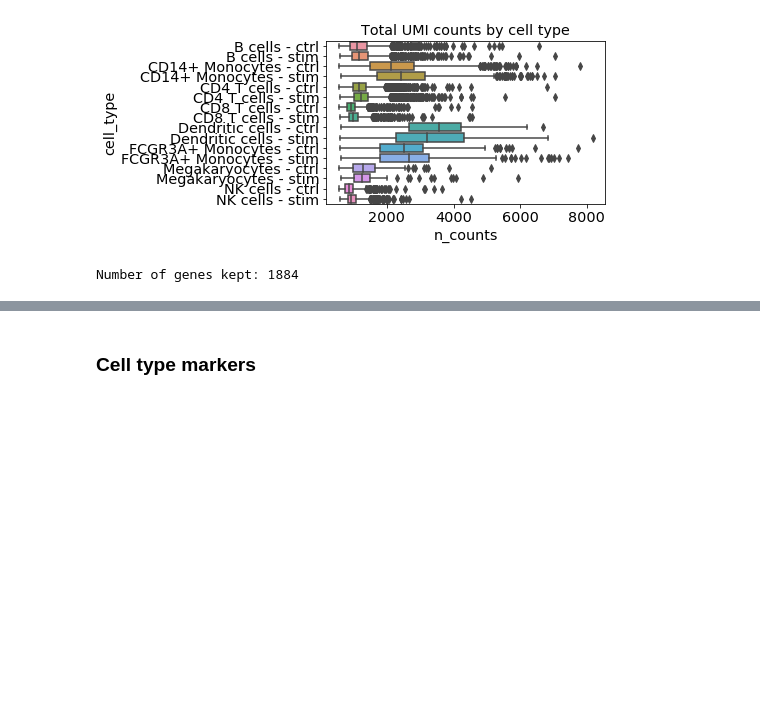
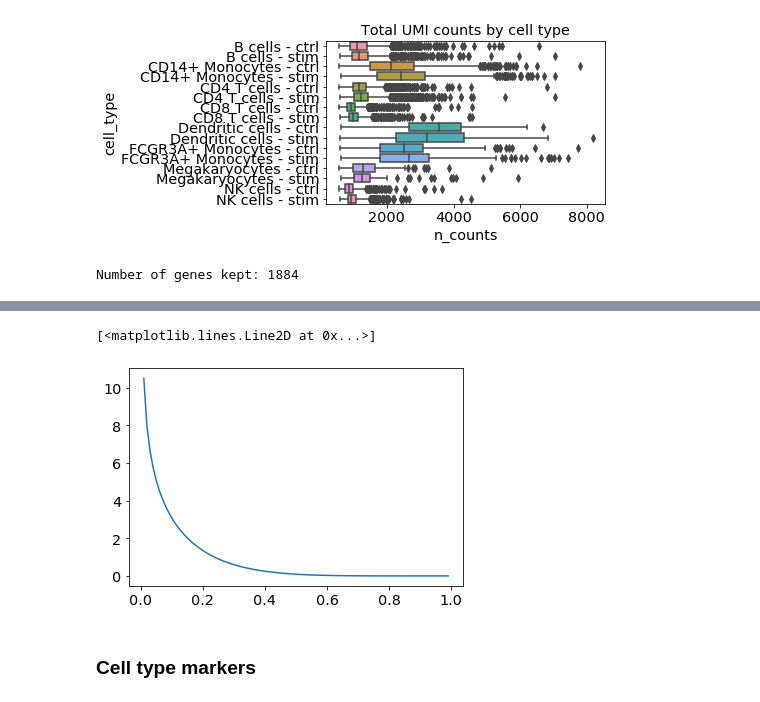
Before and after one commit to yelabucsf/scrna-parameter-estimation, a Jupyter notebook: examples/interferon_stimulation/interferon_stimulation_analysis.ipynb, the cells around one changed output, grey strips where cells are left out. Saved outputs shown, nothing was run; the diff lists cells and outputs as text; code cells hidden in the pictures; blank space fills up the shorter version.

```diff
--- a/examples/interferon_stimulation/interferon_stimulation_analysis.ipynb
+++ b/examples/interferon_stimulation/interferon_stimulation_analysis.ipynb
@@ -94,0 +156,2 @@ Number of genes kept: 1884
+# %%
+p=0.1
@@ -94,0 +162,7 @@ Number of genes kept: 1884
+# %%
+p_sq = (noise_level+1)*p**2
+# %%
+mean_p = p
+var_p = p_sq - p**2
+alpha = ((1-mean_p)/var_p - 1/mean_p)*mean_p**2
+beta = alpha*(1/mean_p - 1)
@@ -95,3 +175,14 @@ Number of genes kept: 1884
+# %%
+plt.plot(
+    np.arange(0, 1, 0.01),
+    stats.beta.pdf(
+        np.arange(0, 1, 0.01),
+        a=alpha,
+        b=beta)
+)
+# %% [output]
+[<matplotlib.lines.Line2D at 0x...>]
+[figure, added]
 # %% [markdown]
 ### Cell type markers
 # %%
```
Also changed, not shown: parts of 33 cells of this notebook, 1 other file.
